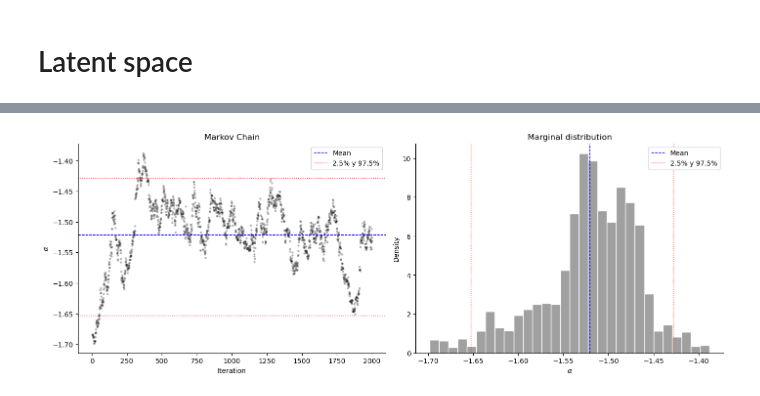
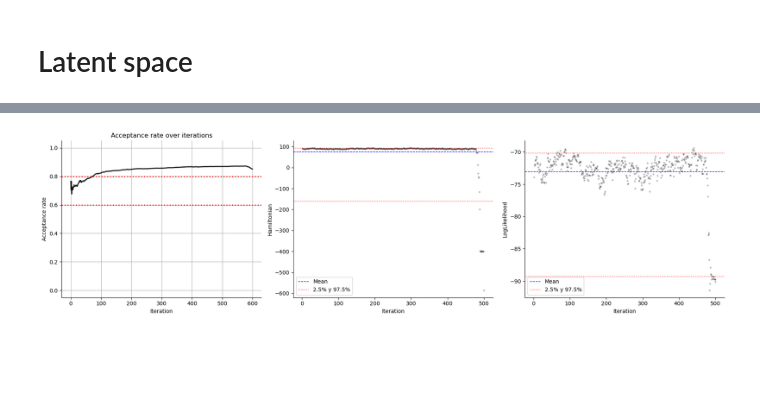
Before and after one commit to cnosa/LatentSpaces_Network_Manifold, a Jupyter notebook: RobustExample/LSMN_Geodesic_2D.ipynb, the cells around one changed output, grey strips where cells are left out. Drawn from its saved outputs; the diff is of its cells as text; code cells hidden in the pictures; blank space fills up the shorter version.

```diff
--- a/RobustExample/LSMN_Geodesic_2D.ipynb
+++ b/RobustExample/LSMN_Geodesic_2D.ipynb
@@ -544,34 +168,4 @@ plt.show()
-# %%
-#
-x = samples_a
-#
-iterations = np.arange(1, len(x) + 1)
-
-mean_x = np.mean(x)
-quantiles_x = np.quantile(x, [0.025, 0.975])
-
-fig, axes = plt.subplots(1, 2, figsize=(14, 5), constrained_layout=True)
-
-sns.scatterplot(x=iterations, y=x, color='black', alpha=0.3, s=10, ax=axes[0])
-axes[0].axhline(mean_x, color='blue', linestyle='--', linewidth=1, label='Mean')
-axes[0].axhline(quantiles_x[0], color='red', linestyle=':', linewidth=1, label='2.5% y 97.5%')
-axes[0].axhline(quantiles_x[1], color='red', linestyle=':', linewidth=1)
-axes[0].set_xlabel("Iteration")
-axes[0].set_ylabel(r"$\alpha$")
-axes[0].set_title("Markov Chain")
-axes[0].legend()
-sns.despine(ax=axes[0])
-
-sns.histplot(x, bins=30, kde=False, stat='density', color='gray', edgecolor='white', ax=axes[1])
-axes[1].axvline(mean_x, color='blue', linestyle='--', linewidth=1, label='Mean')
-axes[1].axvline(quantiles_x[0], color='red', linestyle=':', linewidth=1, label='2.5% y 97.5%')
-axes[1].axvline(quantiles_x[1], color='red', linestyle=':', linewidth=1)
-axes[1].set_xlabel(r"$\alpha$")
-axes[1].set_ylabel("Density")
-axes[1].set_title("Marginal distribution")
-axes[1].legend()
-sns.despine(ax=axes[1])
-
-plt.show()
-# %% [output]
-[figure, removed]
+# %%
+plot_diagnostics(Hp,LogLp,acep_rate_history)
+# %% [output]
+[figure, added]
```
Also changed, not shown: parts of 26 cells of this notebook, 38 other files.
